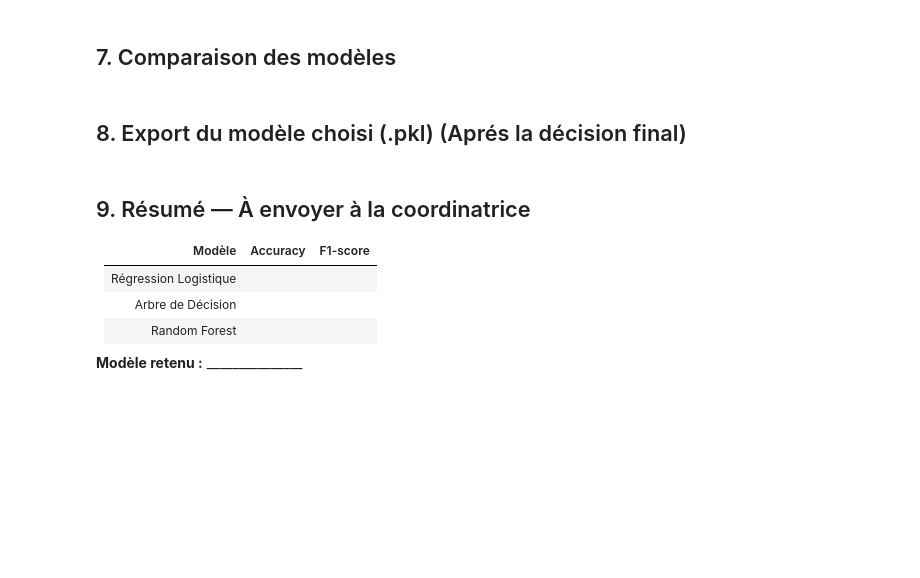
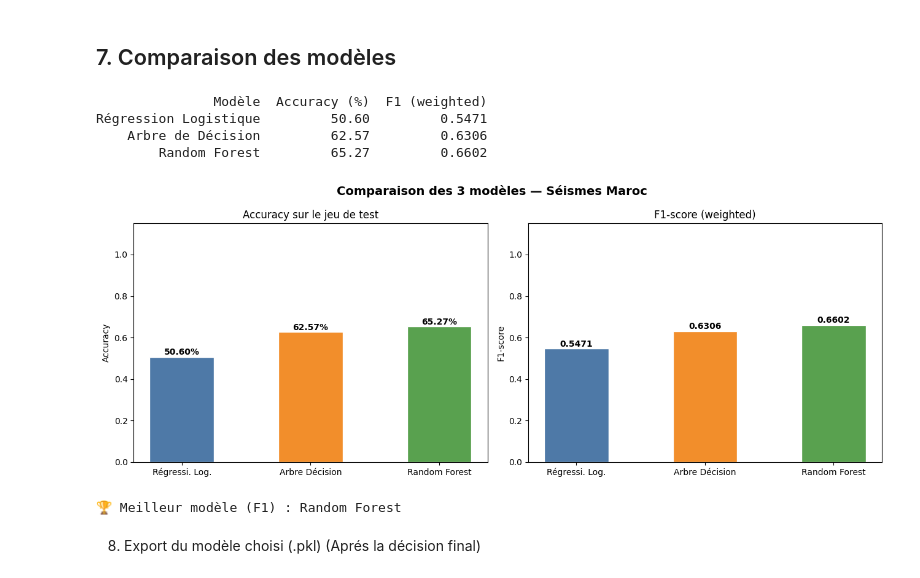
Before and after one commit to ANSS77/suivi-catastrophes-maroc, a Jupyter notebook: ml/notebooks/seismes_training.ipynb, the cells around one changed output. Cells and saved outputs as stored; diff of their text form; code cells hidden in the pictures; blank space fills up the shorter version.

```diff
--- a/ml/notebooks/seismes_training.ipynb
+++ b/ml/notebooks/seismes_training.ipynb
@@ -41,14 +309,59 @@ plt.show()
 # %% [markdown]
 ## 7. Comparaison des modèles
+# %%
+# Tableau récapitulatif
+results = pd.DataFrame({
+    'Modèle'        : ['Régression Logistique', 'Arbre de Décision', 'Random Forest'],
+    'Accuracy (%)'  : [round(lr_acc*100, 2), round(dt_acc*100, 2), round(rf_acc*100, 2)],
+    'F1 (weighted)' : [round(lr_f1, 4), round(dt_f1, 4), round(rf_f1, 4)],
+})
+print(results.to_string(index=False))
+
+# Graphique comparatif
+fig, axes = plt.subplots(1, 2, figsize=(13, 5))
+fig.suptitle('Comparaison des 3 modèles — Séismes Maroc',
+             fontsize=14, fontweight='bold')
+
+modeles     = ['Régressi. Log.', 'Arbre Décision', 'Random Forest']
+bar_colors  = ['#4e79a7', '#f28e2b', '#59a14f']
+
+accs = [lr_acc, dt_acc, rf_acc]
+bars = axes[0].bar(modeles, accs, color=bar_colors, edgecolor='white', width=0.5)
+for bar, v in zip(bars, accs):
+    axes[0].text(bar.get_x() + bar.get_width()/2, v + 0.01,
+                 f'{v*100:.2f}%', ha='center', fontweight='bold')
+axes[0].set_title('Accuracy sur le jeu de test')
+axes[0].set_ylabel('Accuracy')
+axes[0].set_ylim(0, 1.15)
+
+f1s  = [lr_f1, dt_f1, rf_f1]
+bars2 = axes[1].bar(modeles, f1s, color=bar_colors, edgecolor='white', width=0.5)
+for bar, v in zip(bars2, f1s):
+    axes[1].text(bar.get_x() + bar.get_width()/2, v + 0.01,
+                 f'{v:.4f}', ha='center', fontweight='bold')
+axes[1].set_title('F1-score (weighted)')
+axes[1].set_ylabel('F1-score')
+axes[1].set_ylim(0, 1.15)
+
+plt.tight_layout()
+plt.show()
+
+# Meilleur modèle automatique
+best_idx   = results['F1 (weighted)'].idxmax()
+best_name  = results.loc[best_idx, 'Modèle']
+model_map  = {
+    'Régression Logistique': lr,
+    'Arbre de Décision'    : dt,
+    'Random Forest'        : rf,
+}
+best_model = model_map[best_name]
+print(f'\n🏆 Meilleur modèle (F1) : {best_name}')
+# %% [output]
+               Modèle  Accuracy (%)  F1 (weighted)
+Régression Logistique         50.60         0.5471
+    Arbre de Décision         62.57         0.6306
+        Random Forest         65.27         0.6602
+[figure, added]
+🏆 Meilleur modèle (F1) : Random Forest
 # %% [markdown]
-## 8. Export du modèle choisi (.pkl) (Aprés la décision final)
+ 8. Export du modèle choisi (.pkl) (Aprés la décision final)
-# %% [markdown]
-## 9. Résumé — À envoyer à la coordinatrice
-
-| Modèle | Accuracy | F1-score |
-|--------|----------|----------|
-| Régression Logistique | | |
-| Arbre de Décision | | |
-| Random Forest | | |
-
-**Modèle retenu :** _______________
```
Also changed, not shown: parts of 9 cells of this notebook.
